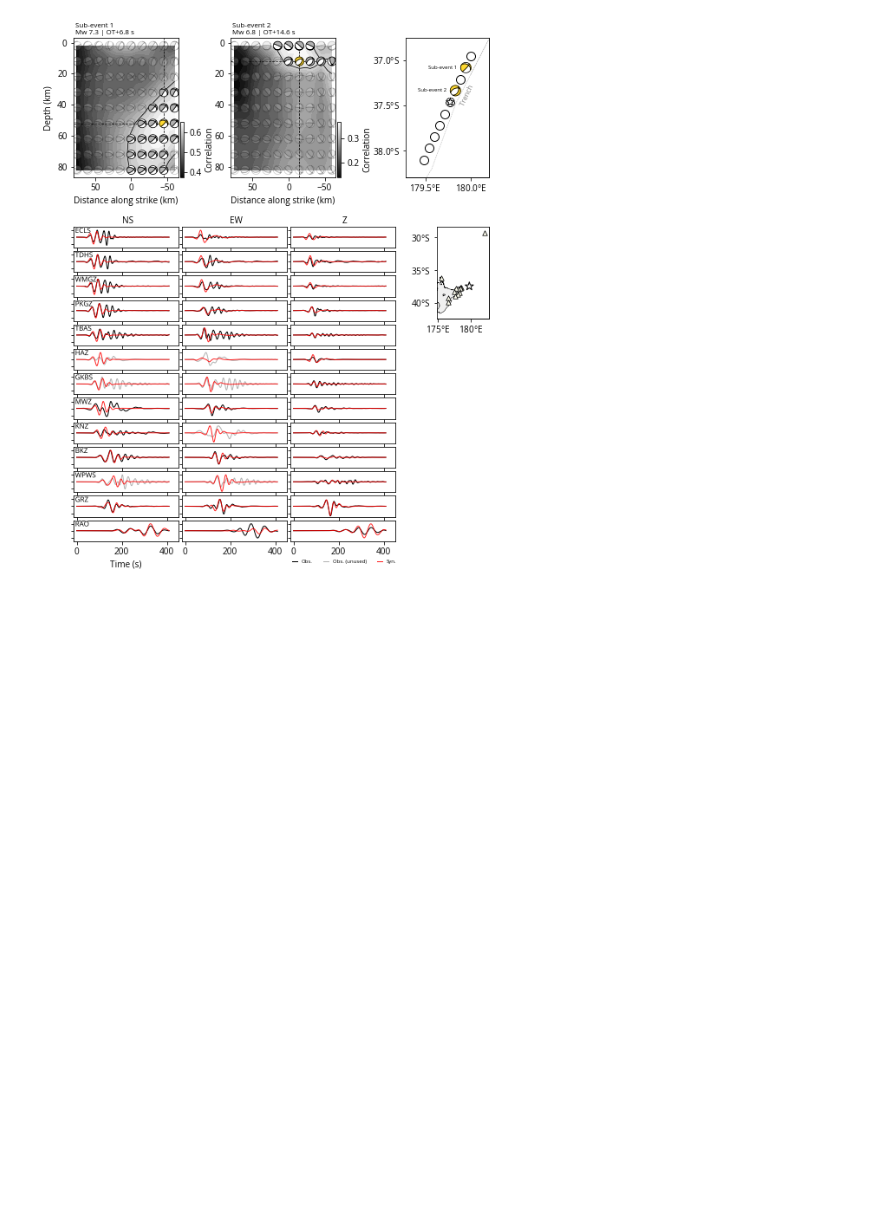
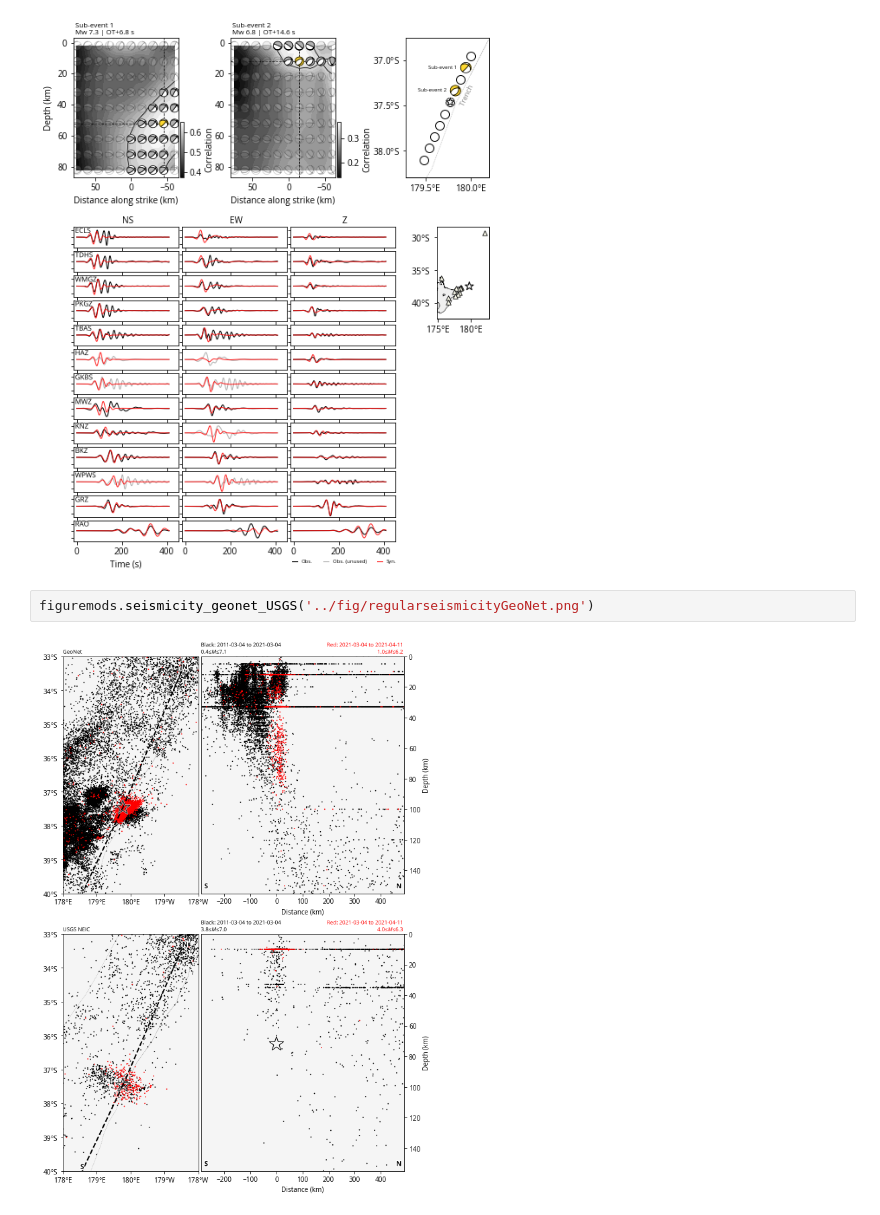
Before and after one commit to rokuwaki/2021EastCapeNZ, a Jupyter notebook: scripts/figure.ipynb, the cells around one changed output. Cells and saved outputs as stored; diff of their text form; blank space fills up the shorter version.

```diff
--- a/scripts/figure.ipynb
+++ b/scripts/figure.ipynb
@@ -108,3 +98,7 @@ figuremods.rcmtHF('../fig/rcmtHFR1.png')
 figuremods.rcmtHF2D('../fig/rcmtHF2DR1.png')
 # %% [output]
 [figure]
+# %%
+figuremods.seismicity_geonet_USGS('../fig/regularseismicityGeoNet.png')
+# %% [output]
+[figure, added]
```
Also changed, not shown: parts of 8 cells of this notebook, 1 other file.
